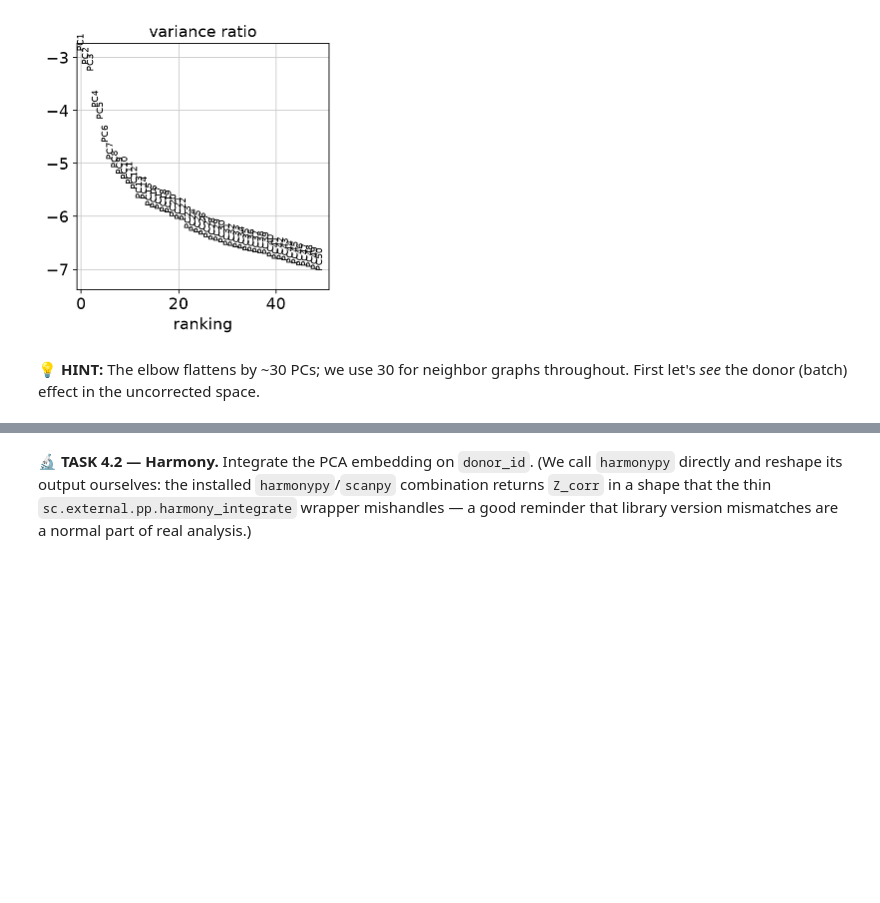
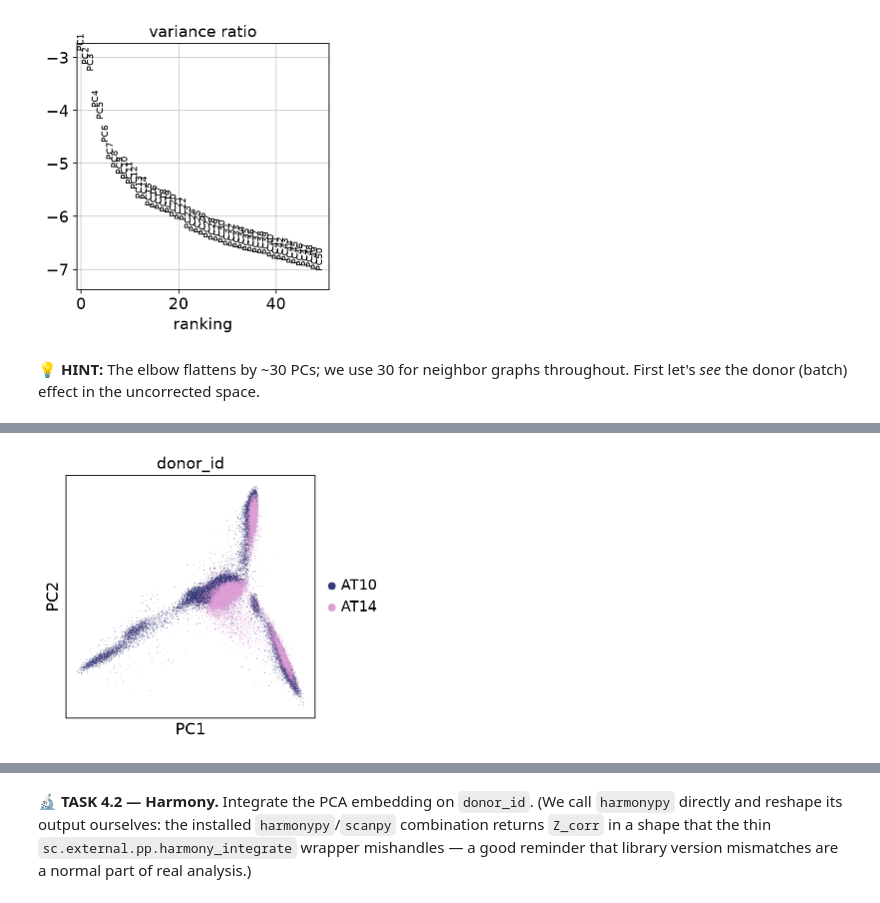
Before and after one commit to anaellle/gbm-space-c10, a Jupyter notebook: notebooks/level1/01_Anaelle.ipynb, the cells around one changed output, grey strips where cells are left out. Cells and saved outputs as stored; diff of their text form; code cells hidden in the pictures; blank space fills up the shorter version.

```diff
--- a/notebooks/level1/01_Anaelle.ipynb
+++ b/notebooks/level1/01_Anaelle.ipynb
@@ -516,0 +517,4 @@ sc.pl.umap(adata, color='donor_id', palette="Accent")
+# %%
+sc.pl.pca(adata, color='donor_id', palette="tab20b")
+# %% [output]
+[figure, added]
```
Also changed, not shown: parts of 11 cells of this notebook.
